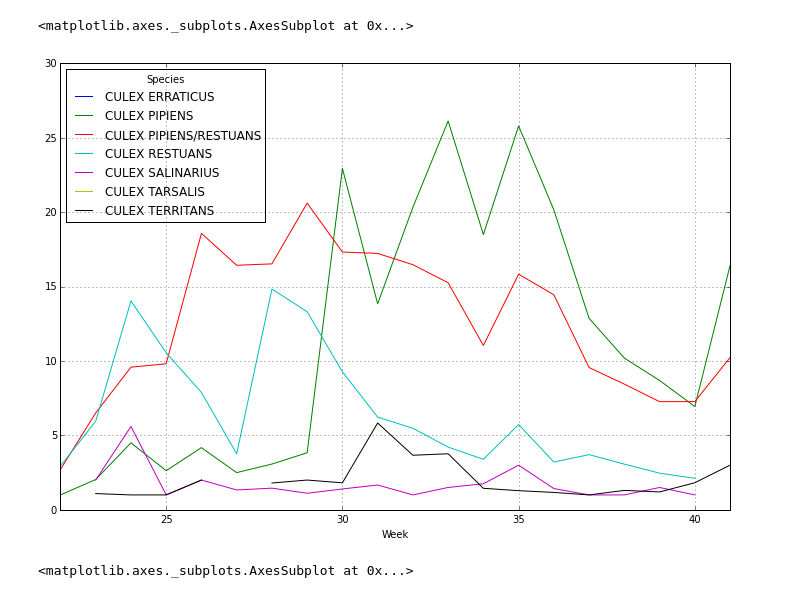
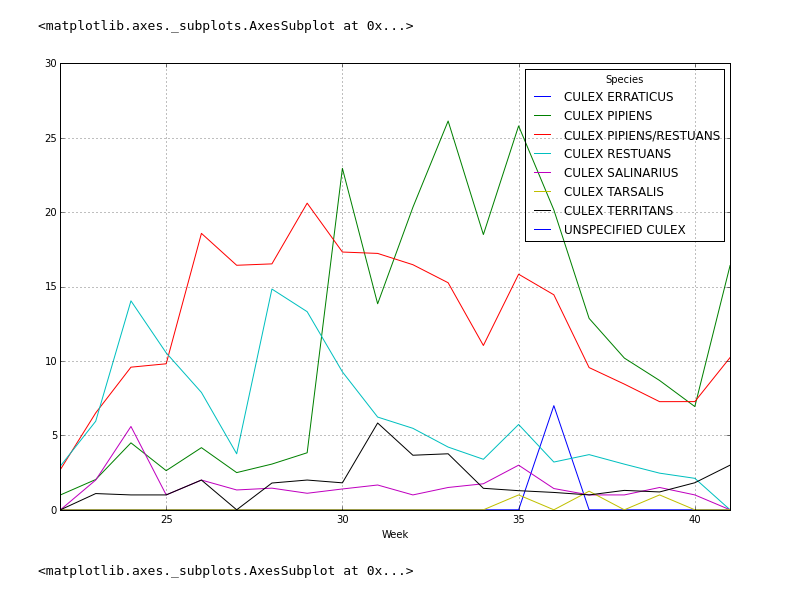
Before and after one commit to inmidvideo/kaggle-west-nile, a Jupyter notebook: src/exploring_dw.ipynb, the cells around one changed output. Drawn from its saved outputs; the diff is of its cells as text; code cells hidden in the pictures.

```diff
--- a/src/exploring_dw.ipynb
+++ b/src/exploring_dw.ipynb
@@ -29,10 +27,13 @@ X_train['WnvPresent'] = train.WnvPresent
 # %%
 # num mosquitos by week
 g_num = X_train.groupby(['Species',  'Week'])['NumMosquitos'].agg(np.mean)
-g_num.unstack(level=[0]).plot(kind='line', figsize=(12, 8))
+df_num = g_num.unstack(level=[0])
+df_num.fillna(0.0, inplace='True')
+df_num['UNSPECIFIED CULEX'] = 0.0
+df_num.plot(kind='line', figsize=(12, 8))
 # %% [output]
 <matplotlib.axes._subplots.AxesSubplot at 0x...>
-[figure, old version]
+[figure, new version]
 # %%
 # wnv by week
 g_wnv = X_train.groupby(['Species', 'Week'])['WnvPresent'].agg(np.mean)
```
Also changed, not shown: parts of 4 cells of this notebook, 5 other files.
